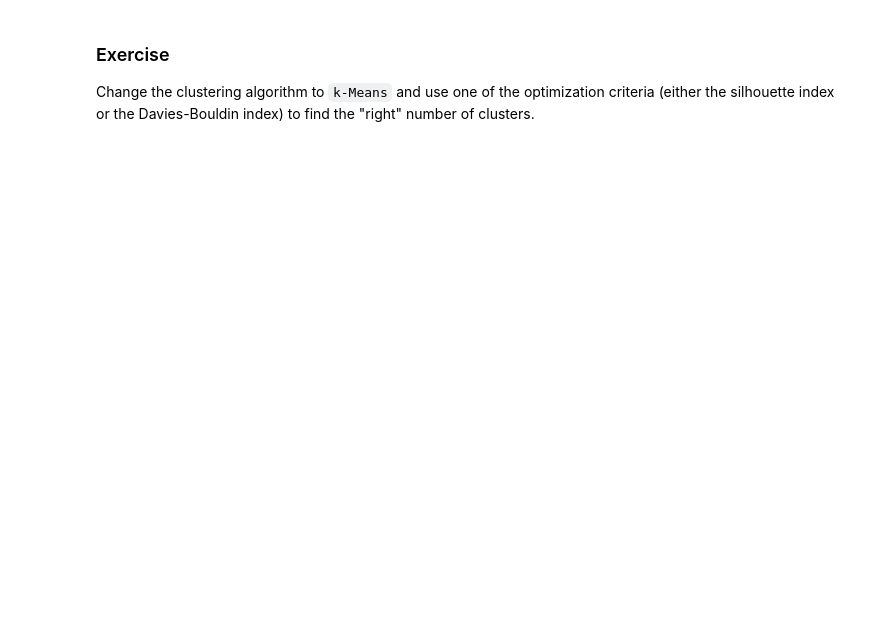
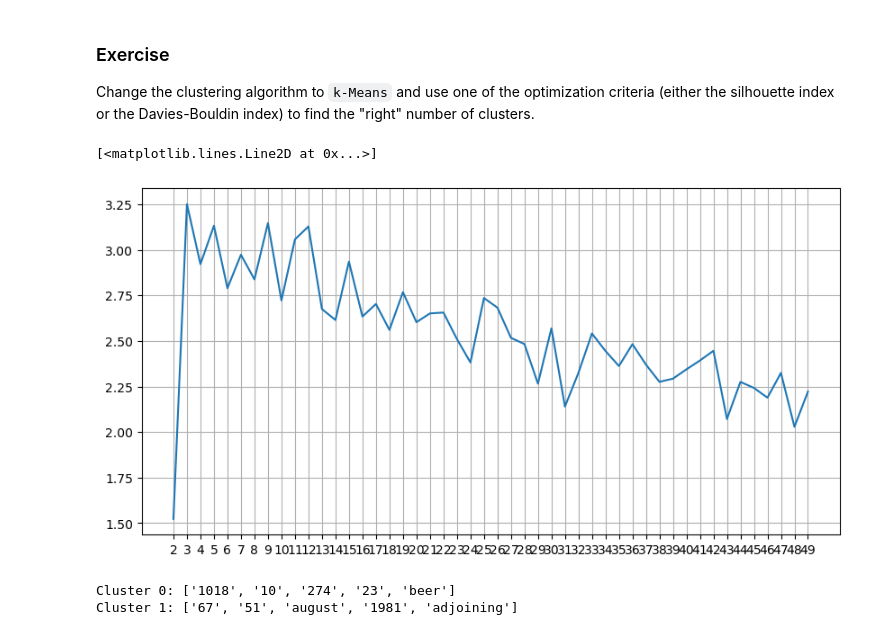
Before and after one commit to DominikLudwiczak/Data-Mining, a Jupyter notebook: Clustering/dm-clustering.ipynb, the cells around one changed output. Saved outputs shown, nothing was run; the diff lists cells and outputs as text; code cells hidden in the pictures; blank space fills up the shorter version.

```diff
--- a/Clustering/dm-clustering.ipynb
+++ b/Clustering/dm-clustering.ipynb
@@ -281,3 +391,9 @@ words = {
+# %%
+words = {
+    word.lower(): nlp(word).vector
+    for word in set(word_tokenize(raw_text))
+    if np.any(nlp(word).vector)
+}
 # %% [markdown]
 To avoid "bad embeddings" we will use only the sentences which contain at least 5 words.
 # %%
@@ -325,3 +485,42 @@ for cluster_id in np.unique(model.labels_):
 ### Exercise
 
 Change the clustering algorithm to `k-Means` and use one of the optimization criteria (either the silhouette index or the Davies-Bouldin index) to find the "right" number of clusters.
+# %%
+k_range = range(2,50)
+scores = []
+min_score = float('inf')
+
+for k in tqdm(k_range):
+    kmeans = KMeans(n_clusters=k)
+    labels = kmeans.fit_predict(X)
+    score = davies_bouldin_score(X, labels)
+    scores.append((k, score))
+    if(score < min_score):
+        min_score = score
+        min_k = k
+
+ax_x, ax_y = zip(*scores)
+
+fig = plt.figure(figsize=(10,5))
+ax = plt.axes()
+plt.xticks(k_range)
+plt.grid()
+plt.plot(ax_x, ax_y)
+# %% [output]
+[<matplotlib.lines.Line2D at 0x...>]
+[figure, added]
+# %%
+true_k = min_k
+num_words = 5
+
+model = KMeans(n_clusters=true_k, max_iter=1000)
+model.fit(X)
+
+centroids = model.cluster_centers_.argsort()[:, ::-1]
+terms = vectorizer.get_feature_names_out()
+
+for i in tqdm(range(true_k)):
+    print (f'Cluster {i}: {[terms[j] for j in centroids[i, :num_words]]}')
+# %% [output]
+Cluster 0: ['1018', '10', '274', '23', 'beer']
+Cluster 1: ['67', '51', 'august', '1981', 'adjoining']
```
Also changed, not shown: parts of 19 cells of this notebook, 2 other files.
